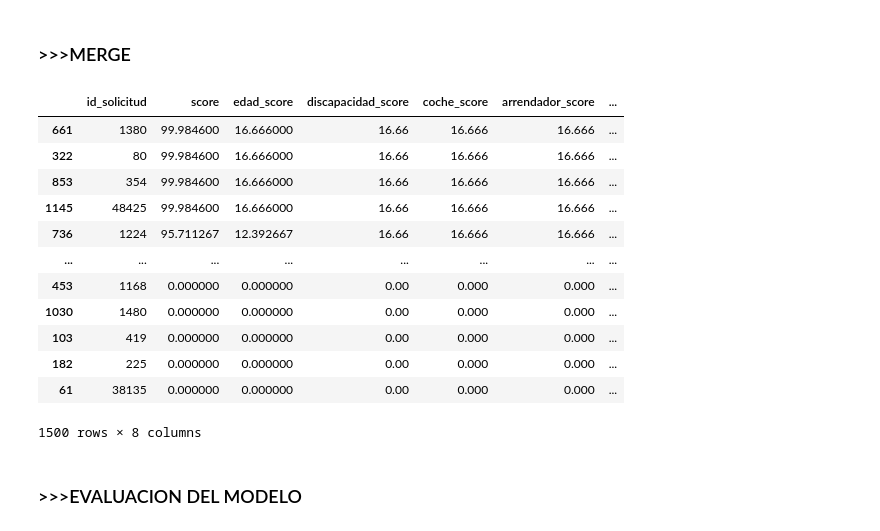
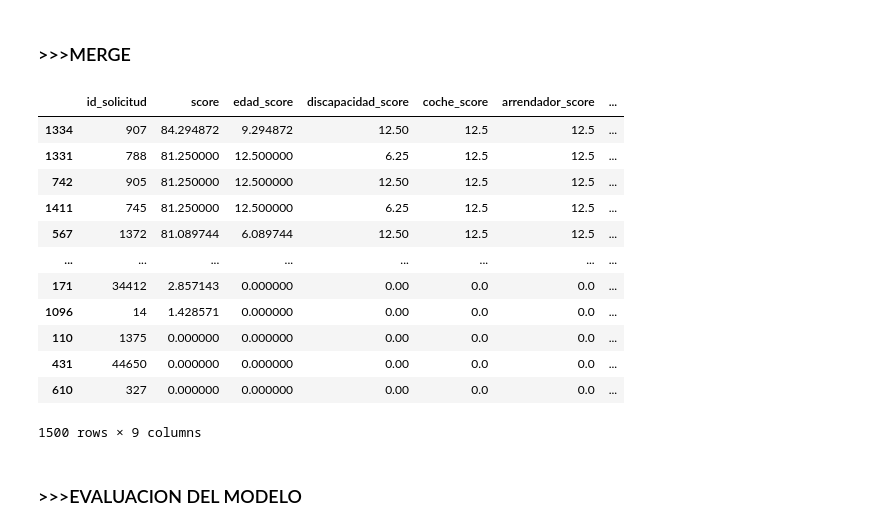
Before and after one commit to Equipo-1-FS-JAASC/Data-project-1, a Jupyter notebook: bbdd/scoring_jupyter.ipynb, the cells around one changed output. Cells and saved outputs as stored; diff of their text form; code cells hidden in the pictures.

```diff
--- a/bbdd/scoring_jupyter.ipynb
+++ b/bbdd/scoring_jupyter.ipynb
@@ -249,7 +250,13 @@ df_familia
 # %% [markdown]
 ### >>>COCHE - ARRENDADOR - OFICIO ESPECIAL
 # %%
-def puntaje_coche_arrendador_oficio(coche_arrendador_oficio):
+def puntaje_coche_arrendador(coche_arrendador_oficio):
+    if coche_arrendador_oficio == True:
+        return 0
+    else:  #  == False
+        return 100
+
+def puntaje_oficio(coche_arrendador_oficio):
     if coche_arrendador_oficio == True:
         return 100
     else:  #  == False
@@ -261,9 +268,9 @@ def procesar_coche_arrendador_oficio(df):
     df_coche_arrendador_oficio = df.copy()
 
     # Aplicar la función
-    df_coche_arrendador_oficio['score_coche'] = df_coche_arrendador_oficio['coche'].apply(puntaje_coche_arrendador_oficio)
-    df_coche_arrendador_oficio['score_arrendador'] = df_coche_arrendador_oficio['arrendador'].apply(puntaje_coche_arrendador_oficio)
-    df_coche_arrendador_oficio['score_oficio_especial'] = df_coche_arrendador_oficio['oficio_especial'].apply(puntaje_coche_arrendador_oficio)
+    df_coche_arrendador_oficio['score_coche'] = df_coche_arrendador_oficio['coche'].apply(puntaje_coche_arrendador)
+    df_coche_arrendador_oficio['score_arrendador'] = df_coche_arrendador_oficio['arrendador'].apply(puntaje_coche_arrendador)
+    df_coche_arrendador_oficio['score_oficio_especial'] = df_coche_arrendador_oficio['oficio_especial'].apply(puntaje_oficio)
 
 
     df_coche_arrendador_oficio['score_coche_weighted'] = df_coche_arrendador_oficio['score_coche'] * coche_wight
@@ -303,8 +310,7 @@ def participacion_previa(resultado_t_1, suma_viajes_t_1y_t_2, viajes_t_1, viajes
         return 40
     elif viajes_t_1 > 0 and viajes_t_2 == 0:
         return 20
-    elif viajes_t_1 + viajes_t_2 != 0:
-        if suma_viajes_t_1y_t_2 >= 3:
+    elif suma_viajes_t_1y_t_2 >= 3:
             return 0
     else:
         return 10
@@ -315,10 +321,17 @@ def procesar_participacion_previa(df):
 
     # Aplicar la función
     df_participacion_previa['score_participacion_previa'] = df_participacion_previa.apply(
-        lambda row: participacion_previa(row['resultado_solicitud_t_1'], row['suma_viajes_t_1_y_t_2'], row['viajes_t_1'], row['viajes_t_2']),
-        axis=1
-    )
+    lambda row: participacion_previa(
+        row['resultado_solicitud_t_1'],
+        row['suma_viajes_t_1_y_t_2'],
+        row['viajes_t_1'],
+        row['viajes_t_2']
+    ),
+    axis=1
 
+
+
+)
     # Calcular el Min-Max Scaling
     min_valor = df_participacion_previa['score_participacion_previa'].min()
     max_valor = df_participacion_previa['score_participacion_previa'].max()
@@ -330,7 +343,7 @@ def procesar_participacion_previa(df):
     ) * rango_deseado + min_deseado
 
     df_participacion_previa['score_participacion_previa_weighted'] = (
-        df_participacion_previa['score_participacion_previa_scaled'] * familia_weight
+        df_participacion_previa['score_participacion_previa_scaled'] * participacion_previa_weight
     )
 
     # Devolver el DataFrame con las columnas seleccionadas
@@ -339,7 +352,7 @@ def procesar_participacion_previa(df):
         'score_participacion_previa',
         'score_participacion_previa_scaled',
         'score_participacion_previa_weighted'
-    ]].sort_values(by='dni')
+    ]].sort_values(by='score_participacion_previa_weighted')
 
 # Aplicar la función
 df_participacion_previa = procesar_participacion_previa(df)
@@ -364,6 +397,7 @@ df_participacion_previa
 #Merge de dataframes
 score_merged = pd.merge(df_edad, df_discapacidad, on='dni', how='inner')\
               .merge(df_coche_arrendador_oficio, on='dni', how='inner')\
+              .merge(df_participacion_previa, on='dni', how='inner')\
               .merge(df_familia, on='dni', how='inner')
 
 
@@ -372,9 +406,6 @@ columnas_weighted = [col for col in score_merged.columns if col.endswith('_weigh
 
 # Crea la nueva columna 'score_total' sumando todas las columnas '_weighted'
 score_merged['score_total'] = score_merged[columnas_weighted].sum(axis=1)
-
-
-
 score_merged = score_merged.sort_values(by='score_total', ascending=False)
 
 
@@ -384,46 +415,48 @@ score_merged_weighted = score_merged.loc[:, [
                                             'id_solicitud' ,
                                             'score_total',
                                             'score_edad_weighted',
                                             'score_discapacidad_weighted',
                                             'score_coche_weighted',
                                             'score_arrendador_weighted',
                                             'score_oficio_especial_weighted',
-                                            'score_familia_weighted']]
+                                            'score_familia_weighted',
+                                            'score_participacion_previa_weighted']]
 
 
 
 score_merged_weighted_rename = {
 
     'id_solicitud': 'id_solicitud',
     'score_total': 'score',
     'score_edad_weighted': 'edad_score',
     'score_discapacidad_weighted': 'discapacidad_score',
     'score_coche_weighted': 'coche_score',
     'score_arrendador_weighted': 'arrendador_score',
     'score_oficio_especial_weighted': 'oficio_especial_score',
+    'score_participacion_previa_weighted': 'participacion_previa_score',
     'score_familia_weighted': 'familia_score'
 
 }
 
 # Renombrar todas las columnas
 score_merged_weighted = score_merged_weighted.rename(columns=score_merged_weighted_rename)
 
 
 score_merged_weighted
 # %% [output]
 |  | id_solicitud | score | edad_score | discapacidad_score | coche_score | arrendador_score | ... |
-| 661 | 1380 | 99.984600 | 16.666000 | 16.66 | 16.666 | 16.666 | ... |
-| 322 | 80 | 99.984600 | 16.666000 | 16.66 | 16.666 | 16.666 | ... |
-| 853 | 354 | 99.984600 | 16.666000 | 16.66 | 16.666 | 16.666 | ... |
-| 1145 | 48425 | 99.984600 | 16.666000 | 16.66 | 16.666 | 16.666 | ... |
-| 736 | 1224 | 95.711267 | 12.392667 | 16.66 | 16.666 | 16.666 | ... |
+| 1334 | 907 | 84.294872 | 9.294872 | 12.50 | 12.5 | 12.5 | ... |
+| 1331 | 788 | 81.250000 | 12.500000 | 6.25 | 12.5 | 12.5 | ... |
+| 742 | 905 | 81.250000 | 12.500000 | 12.50 | 12.5 | 12.5 | ... |
+| 1411 | 745 | 81.250000 | 12.500000 | 6.25 | 12.5 | 12.5 | ... |
+| 567 | 1372 | 81.089744 | 6.089744 | 12.50 | 12.5 | 12.5 | ... |
 | ... | ... | ... | ... | ... | ... | ... | ... |
-| 453 | 1168 | 0.000000 | 0.000000 | 0.00 | 0.000 | 0.000 | ... |
-| 1030 | 1480 | 0.000000 | 0.000000 | 0.00 | 0.000 | 0.000 | ... |
-| 103 | 419 | 0.000000 | 0.000000 | 0.00 | 0.000 | 0.000 | ... |
-| 182 | 225 | 0.000000 | 0.000000 | 0.00 | 0.000 | 0.000 | ... |
-| 61 | 38135 | 0.000000 | 0.000000 | 0.00 | 0.000 | 0.000 | ... |
+| 171 | 34412 | 2.857143 | 0.000000 | 0.00 | 0.0 | 0.0 | ... |
+| 1096 | 14 | 1.428571 | 0.000000 | 0.00 | 0.0 | 0.0 | ... |
+| 110 | 1375 | 0.000000 | 0.000000 | 0.00 | 0.0 | 0.0 | ... |
+| 431 | 44650 | 0.000000 | 0.000000 | 0.00 | 0.0 | 0.0 | ... |
+| 610 | 327 | 0.000000 | 0.000000 | 0.00 | 0.0 | 0.0 | ... |
-1500 rows × 8 columns
+1500 rows × 9 columns
 # %% [markdown]
 ### >>>EVALUACION DEL MODELO
 # %%
```
Also changed, not shown: parts of 9 cells of this notebook, 1 other file.
